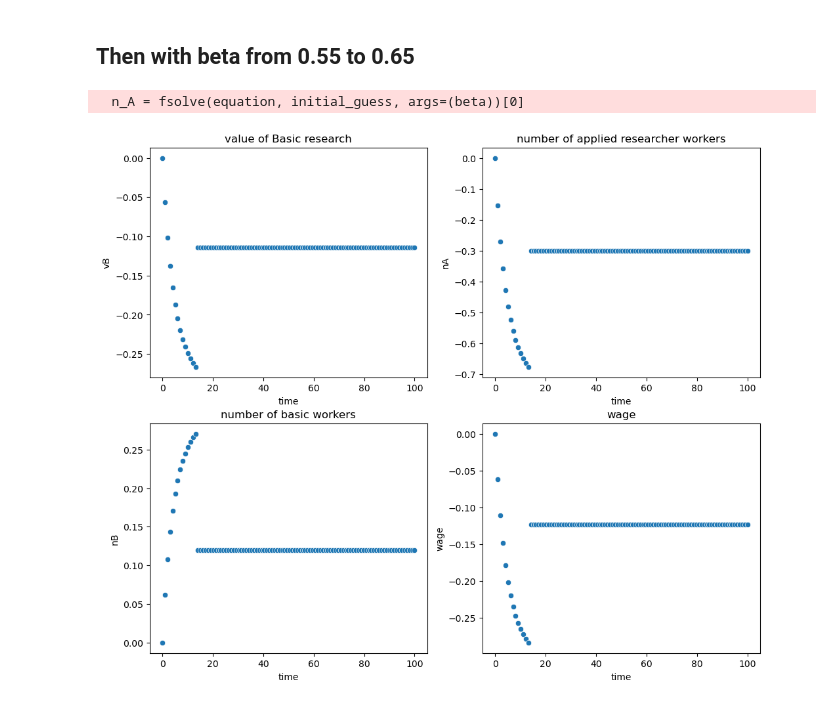
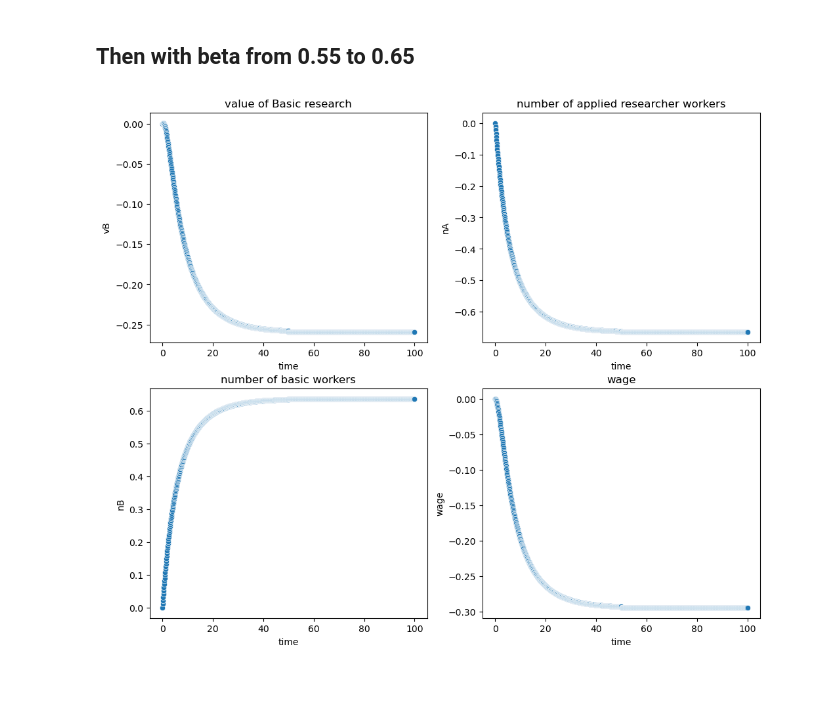
Before and after one commit to yueyun-zhang/InnovationEconomics-Exploration, a Jupyter notebook: IPR_Two_Countries/Replication - Cozzi and Galli.ipynb, the cells around one changed output. Saved outputs shown, nothing was run; the diff lists cells and outputs as text; code cells hidden in the pictures.

```diff
--- a/IPR_Two_Countries/Replication - Cozzi and Galli.ipynb
+++ b/IPR_Two_Countries/Replication - Cozzi and Galli.ipynb
@@ -29,10 +31,10 @@ def create_beta_values(vmin, vmax):
     '''
     y_min = vmin  # Starting value
     y_max = vmax  # Stable value
-    num_samples = 50  # Number of samples
+    num_samples = 500  # Number of samples
 
     # Step 1: Create an array of x values (0 to 1)
-    x_values = np.linspace(0, 1, 50)
+    x_values = np.linspace(0, 1, 500)
 
     # Step 2: Define a function that rises quickly at x=0 and then stabilizes
     def concave_function(x):
@@ -41,9 +43,9 @@ def create_beta_values(vmin, vmax):
 
     # Step 3: Generate y values using the defined function
     y_values = concave_function(x_values)
-    stable_values = np.repeat(vmax, 50)
+    stable_values = np.repeat(vmax, 500)
     y_values = np.concatenate((y_values, stable_values))
-    x_values = np.linspace(0, 1, 100)
+    x_values = np.linspace(0, 1, 1000)
 
     return x_values, y_values
 # %%
@@ -55,7 +57,7 @@ plt.show()
 # %% [output]
 [figure]
 # %%
-def estimates_df(beta_values):
+def estimates_df(beta_values, r=0.02):
     '''
     This function takes the list of beta and find the value of n_A, n_B, wage premium and vB.
     The equations for the SS are all at the same t.
@@ -64,10 +66,9 @@ def estimates_df(beta_values):
     '''
 
     initial_guess=0.1
-    alpha = 0.1
-    h=0.5
-    l=0.5
-    r=0.02
+    alpha=0.1
+    h=0.4
+    l=0.6
     nA_estimates = []
     nB_estimates = []
     m_estimates = []
@@ -93,7 +94,7 @@ def estimates_df(beta_values):
         w_H_estimates.append(w_H)
         vB_estimates.append(vB)
 
-    time = np.linspace(0, 100, 100)
+    time = np.linspace(0, 100, 1000)
     df_sim = pd.DataFrame({ # Not sure how paper balanced the result. It says that it is normalized against initial position.
         'beta': beta_values-beta_values[0],
         'nA': nA_estimates/nA_estimates[0]-1,
@@ -129,7 +129,6 @@ graph(estimates_df( create_beta_values(0.35, 0.50)[1]))
 # %% [markdown]
 ## Then with beta from 0.55 to 0.65
 # %%
-graph(estimates_df(create_beta_values(0.55, 0.65)[1]))
+graph(estimates_df(create_beta_values(0.55, 0.65)[1], 0.05))
 # %% [output]
-  n_A = fsolve(equation, initial_guess, args=(beta))[0]
-[figure, old version]
+[figure, new version]
```
Also changed, not shown: parts of 2 cells of this notebook.
